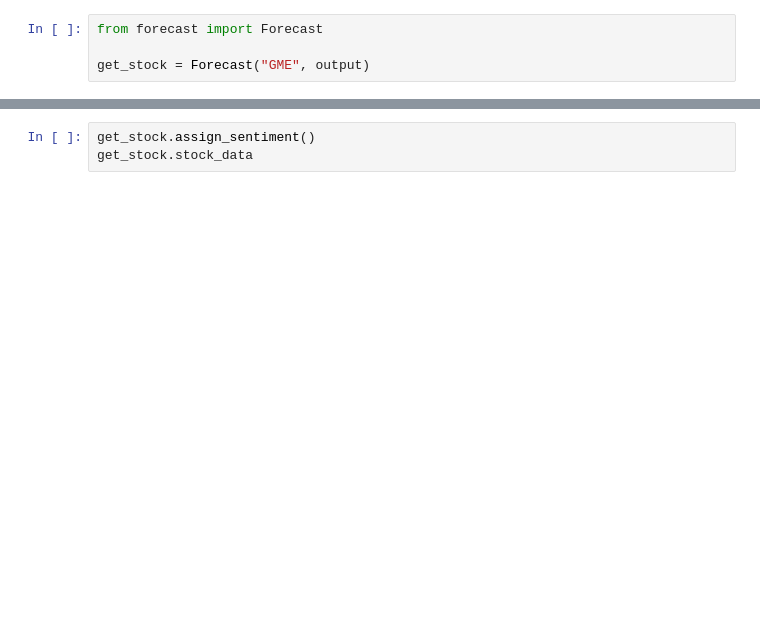
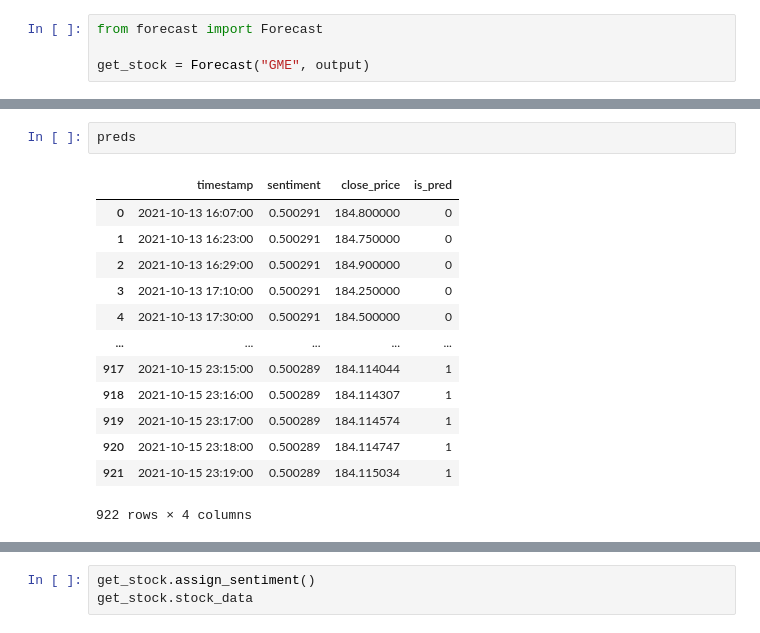
Before and after one commit to ileefmans/stock-sentiment, a Jupyter notebook: notebooks/exploratory_test_notebook.ipynb, the cells around one changed output, grey strips where cells are left out. Cells and saved outputs as stored; diff of their text form; blank space fills up the shorter version.

```diff
--- a/notebooks/exploratory_test_notebook.ipynb
+++ b/notebooks/exploratory_test_notebook.ipynb
@@ -151,0 +156,16 @@ get_stock = Forecast("GME", output)
+# %%
+preds
+# %% [output]
+|  | timestamp | sentiment | close_price | is_pred |
+| 0 | 2021-10-13 16:07:00 | 0.500291 | 184.800000 | 0 |
+| 1 | 2021-10-13 16:23:00 | 0.500291 | 184.750000 | 0 |
+| 2 | 2021-10-13 16:29:00 | 0.500291 | 184.900000 | 0 |
+| 3 | 2021-10-13 17:10:00 | 0.500291 | 184.250000 | 0 |
+| 4 | 2021-10-13 17:30:00 | 0.500291 | 184.500000 | 0 |
+| ... | ... | ... | ... | ... |
+| 917 | 2021-10-15 23:15:00 | 0.500289 | 184.114044 | 1 |
+| 918 | 2021-10-15 23:16:00 | 0.500289 | 184.114307 | 1 |
+| 919 | 2021-10-15 23:17:00 | 0.500289 | 184.114574 | 1 |
+| 920 | 2021-10-15 23:18:00 | 0.500289 | 184.114747 | 1 |
+| 921 | 2021-10-15 23:19:00 | 0.500289 | 184.115034 | 1 |
+922 rows × 4 columns
```
Also changed, not shown: parts of 5 cells of this notebook.
